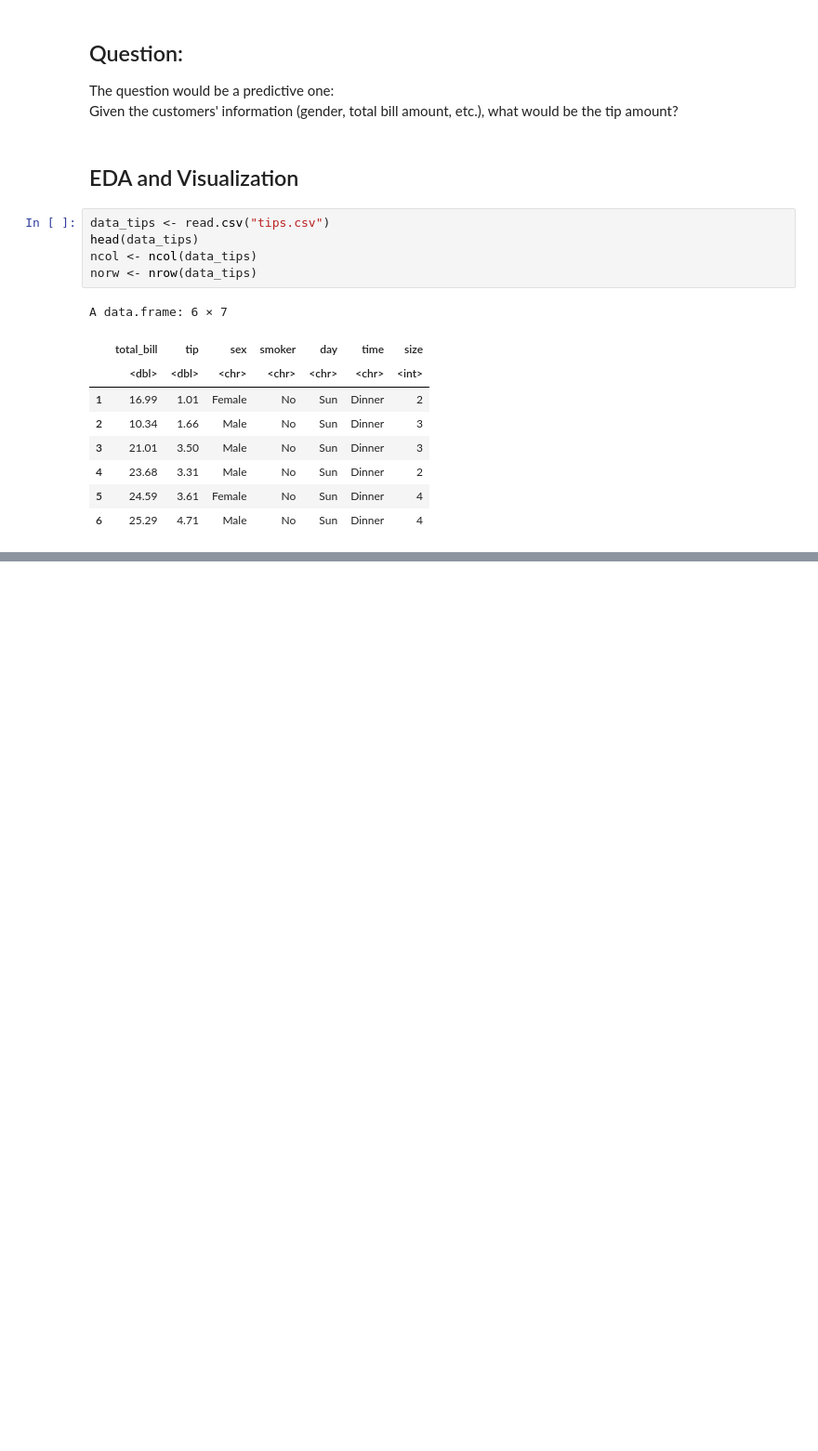
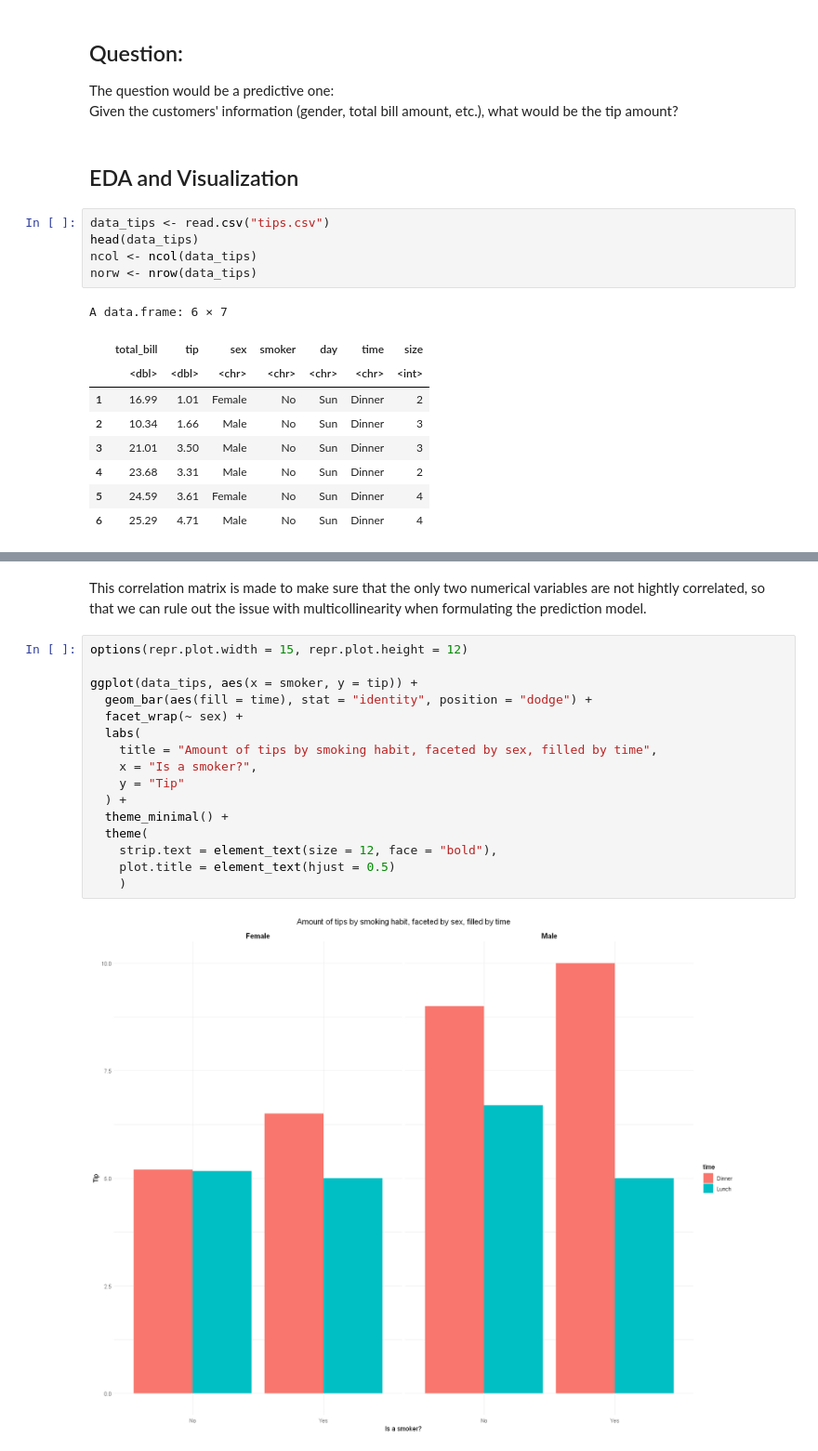
Before and after one commit to JustinTrenchcoat/STAT_301_Personal_Project, a Jupyter notebook: analysis.ipynb, the cells around one changed output, grey strips where cells are left out. Shown at 93% size. Cells and saved outputs as stored; diff of their text form; blank space fills up the shorter version.

```diff
--- a/analysis.ipynb
+++ b/analysis.ipynb
@@ -53,0 +87,20 @@ geom_histogram()
+# %% [markdown]
+This correlation matrix is made to make sure that the only two numerical variables are not hightly correlated, so that we can rule out the issue with multicollinearity when formulating the prediction model.
+# %%
+options(repr.plot.width = 15, repr.plot.height = 12)
+
+ggplot(data_tips, aes(x = smoker, y = tip)) +
+  geom_bar(aes(fill = time), stat = "identity", position = "dodge") +
+  facet_wrap(~ sex) +
+  labs(
+    title = "Amount of tips by smoking habit, faceted by sex, filled by time",
+    x = "Is a smoker?",
+    y = "Tip"
+  ) +
+  theme_minimal() +
+  theme(
+    strip.text = element_text(size = 12, face = "bold"),
+    plot.title = element_text(hjust = 0.5)
+    )
+# %% [output]
+[figure, added]
```
Also changed, not shown: parts of 5 cells of this notebook, 1 other file.
